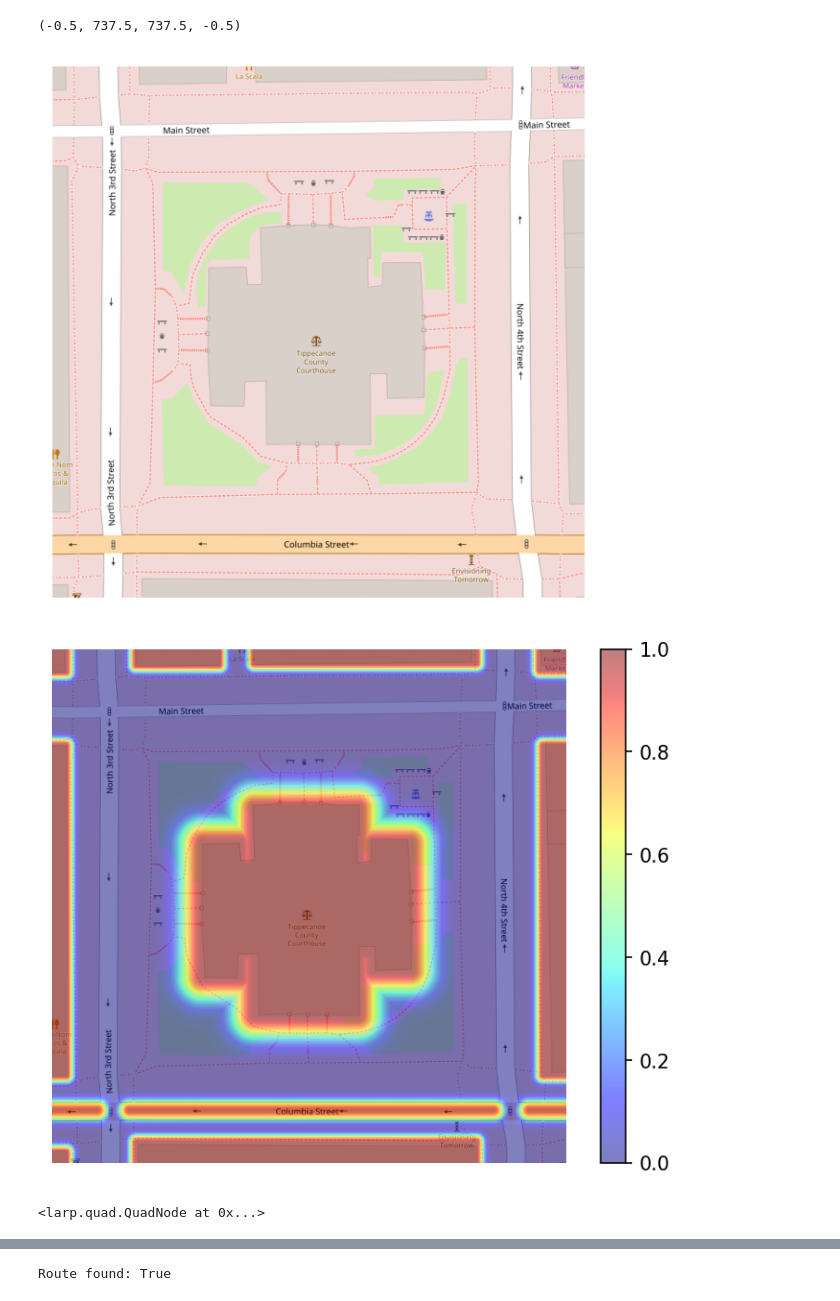
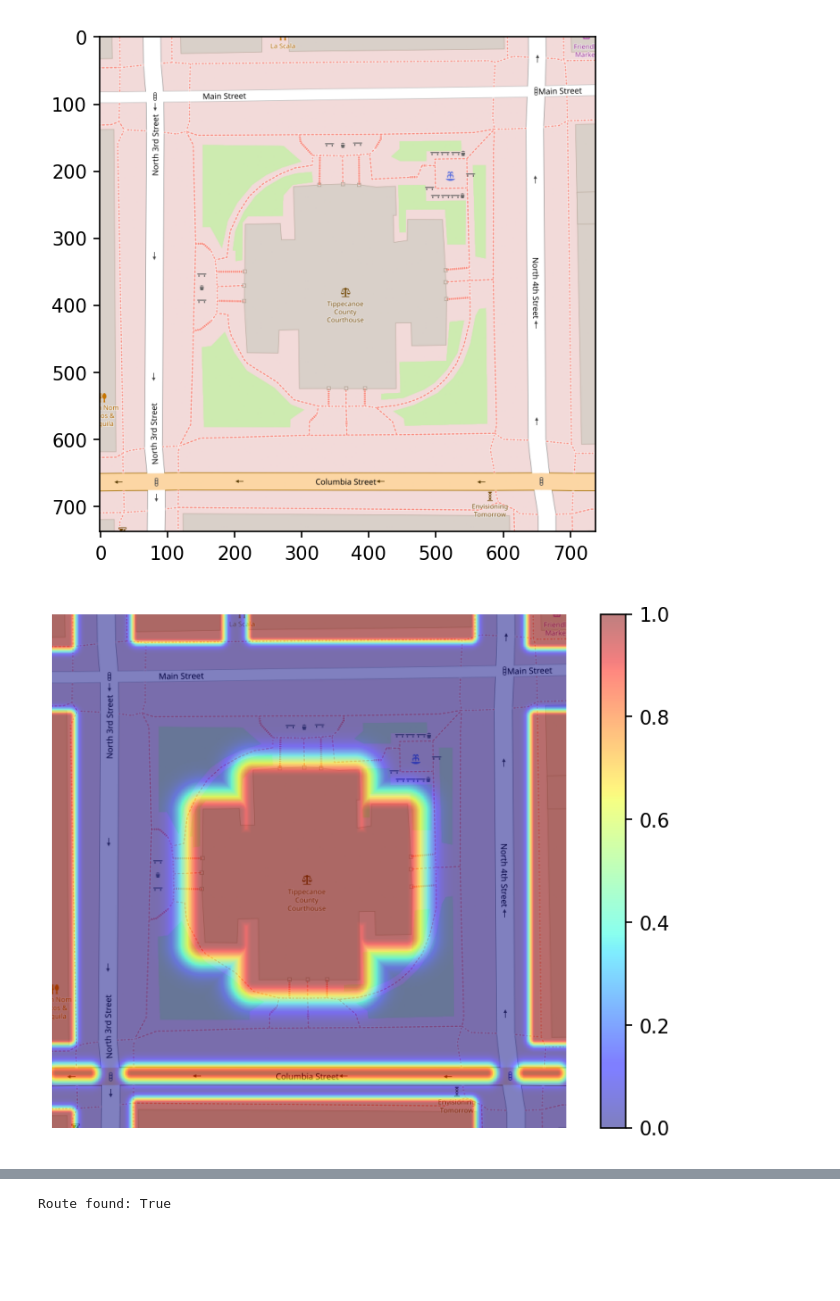
Before and after one commit to wzjoriv/Larp, a Jupyter notebook: docs/demos/Lafayette Court House/presentation.ipynb, the cells around one changed output, grey strips where cells are left out. Saved outputs shown, nothing was run; the diff lists cells and outputs as text; code cells hidden in the pictures; blank space fills up the shorter version.

Commit message:
Upgrade demos and README

```diff
--- a/docs/demos/Lafayette Court House/presentation.ipynb
+++ b/docs/demos/Lafayette Court House/presentation.ipynb
@@ -8,9 +8,9 @@ import numpy as np
 # %%
-img = mpimg.imread('docs/demos/Lafayette Court House/map.png')
+img = mpimg.imread('map.png')
 
 plt.figure(dpi=150)
 plt.imshow(img)
-plt.axis(False)
+plt.axis(True)
+plt.show()
 # %% [output]
-(-0.5, 737.5, 737.5, -0.5)
-[figure, old version]
+[figure, new version]
@@ -24,18 +22,15 @@ display = field.to_image(resolution=400)
 # %%
 
 plt.figure(dpi=150)
-plt.imshow(img, extent=field.get_extent())
-plt.imshow(display, cmap='jet', alpha=0.5, extent=field.get_extent())
+plt.imshow(img, extent=extent)
+plt.imshow(display, cmap='jet', alpha=0.5, extent=extent)
 plt.axis(False)
 plt.colorbar()
 plt.clim(0.0,1.0)
 plt.show()
 # %% [output]
-[figure, old version]
+[figure, new version]
 # %%
-edges = [0.2, 0.4, 0.6, 0.8]
-quadtree = larp.quad.QuadTree(field, minimum_length_limit=2, maximum_length_limit=25, edge_bounds=edges)
-quadtree.build()
+edges = [0.1, 0.2, 0.4, 0.6, 0.8]
+quadtree = larp.quad.QuadTree(field, minimum_length_limit=5, edge_bounds=edges)
-# %% [output]
-<larp.quad.QuadNode at 0x...>
 # %%
```
Also changed, not shown: parts of 8 cells of this notebook, 8 other files.
